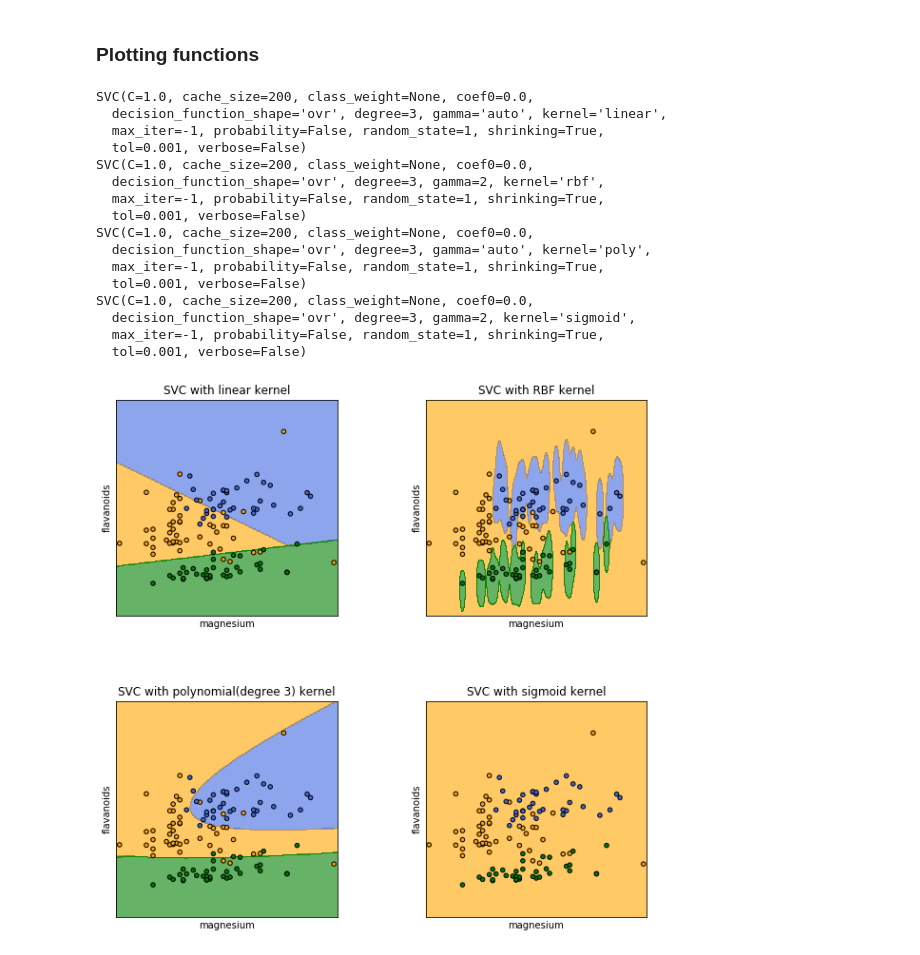
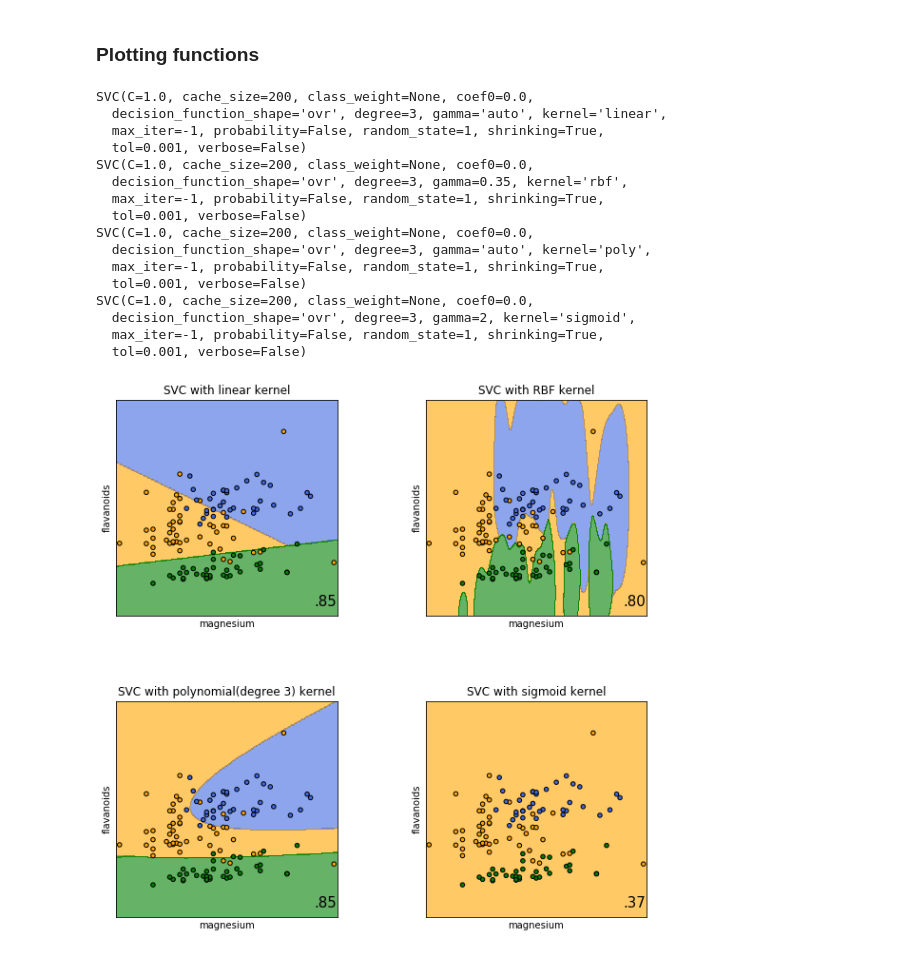
Before and after one commit to pramitchoudhary/Experiments, a Jupyter notebook: notebook_gallery/jupyter/SVM_kernel_comparison.ipynb, the cells around one changed output. Saved outputs shown, nothing was run; the diff lists cells and outputs as text; code cells hidden in the pictures.

Commit message:
added f1_score on the plots

```diff
--- a/notebook_gallery/jupyter/SVM_kernel_comparison.ipynb
+++ b/notebook_gallery/jupyter/SVM_kernel_comparison.ipynb
@@ -84,7 +89,7 @@ X_train, X_test, y_train, y_test = train_test_split(X_new, Y, test_size=0.33, ra
 # SVM Classifier with different kernels
 C = 1.0
 models = (svm.SVC(kernel='linear', C=C, decision_function_shape='ovr', random_state=1),
-          svm.SVC(kernel='rbf', gamma=2, C=C, decision_function_shape='ovr', random_state=1),
+          svm.SVC(kernel='rbf', gamma=0.35, C=C, decision_function_shape='ovr', random_state=1),
           svm.SVC(kernel='poly', degree=3, C=C, decision_function_shape='ovr', random_state=1),
           svm.SVC(kernel='sigmoid', gamma=2, decision_function_shape='ovr', random_state=1))
 
@@ -146,36 +146,40 @@ titles = ('SVC with linear kernel',
 X0, X1 = X_train.iloc[:, 0], X_train.iloc[:, 1]
 xx, yy = make_meshgrid(X0, X1)
 # %%
+
 cm_bright = ListedColormap(['royalblue', 'orange', 'green'])
 for clf, title, ax in zip(models, titles, sub.flatten()):
+    score = f1_score(y_test, clf.predict(X_test), average='micro')
     print(clf)
     plot_contours(ax, clf, xx, yy,
                   cmap=cm_bright, alpha=0.6)
     ax.scatter(X0, X1, c=y_train, cmap=cm_bright, s=20, edgecolors='k')
     ax.set_xlim(xx.min(), xx.max())
     ax.set_ylim(yy.min(), yy.max())
     ax.set_xlabel(selected_features[0])
     ax.set_ylabel(selected_features[1])
     ax.set_xticks(())
     ax.set_yticks(())
+    ax.text(xx.max() - .3, yy.min() + .3, ('%.2f' % score).lstrip('0'),
+            size=15, horizontalalignment='right')
     ax.set_title(title)
 
 plt.show()
 # %% [output]
 SVC(C=1.0, cache_size=200, class_weight=None, coef0=0.0,
   decision_function_shape='ovr', degree=3, gamma='auto', kernel='linear',
   max_iter=-1, probability=False, random_state=1, shrinking=True,
   tol=0.001, verbose=False)
 SVC(C=1.0, cache_size=200, class_weight=None, coef0=0.0,
-  decision_function_shape='ovr', degree=3, gamma=2, kernel='rbf',
+  decision_function_shape='ovr', degree=3, gamma=0.35, kernel='rbf',
   max_iter=-1, probability=False, random_state=1, shrinking=True,
   tol=0.001, verbose=False)
 SVC(C=1.0, cache_size=200, class_weight=None, coef0=0.0,
   decision_function_shape='ovr', degree=3, gamma='auto', kernel='poly',
   max_iter=-1, probability=False, random_state=1, shrinking=True,
   tol=0.001, verbose=False)
 SVC(C=1.0, cache_size=200, class_weight=None, coef0=0.0,
   decision_function_shape='ovr', degree=3, gamma=2, kernel='sigmoid',
   max_iter=-1, probability=False, random_state=1, shrinking=True,
   tol=0.001, verbose=False)
-[figure, old version]
+[figure, new version]
```
Also changed, not shown: parts of 3 cells of this notebook.
